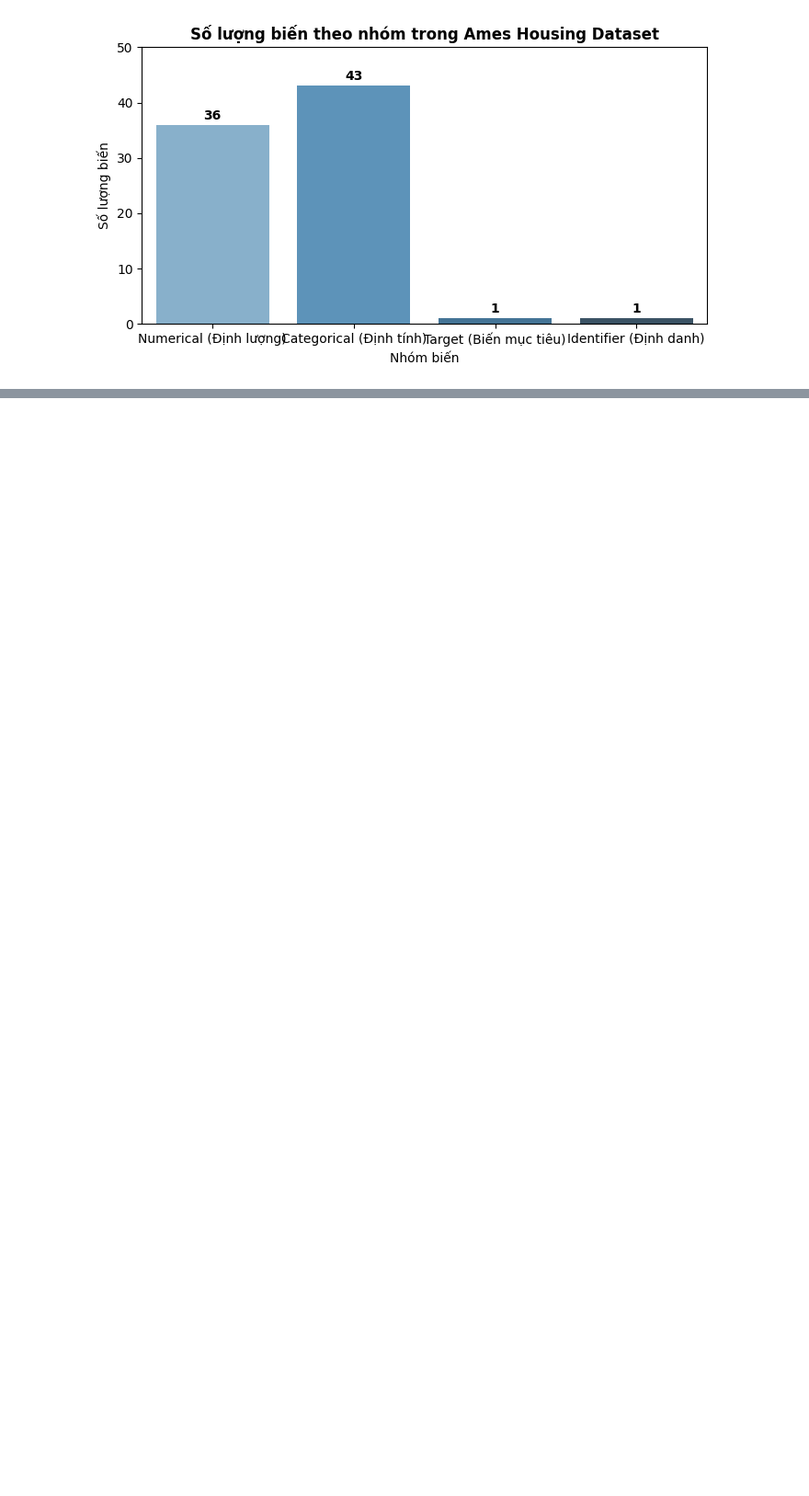
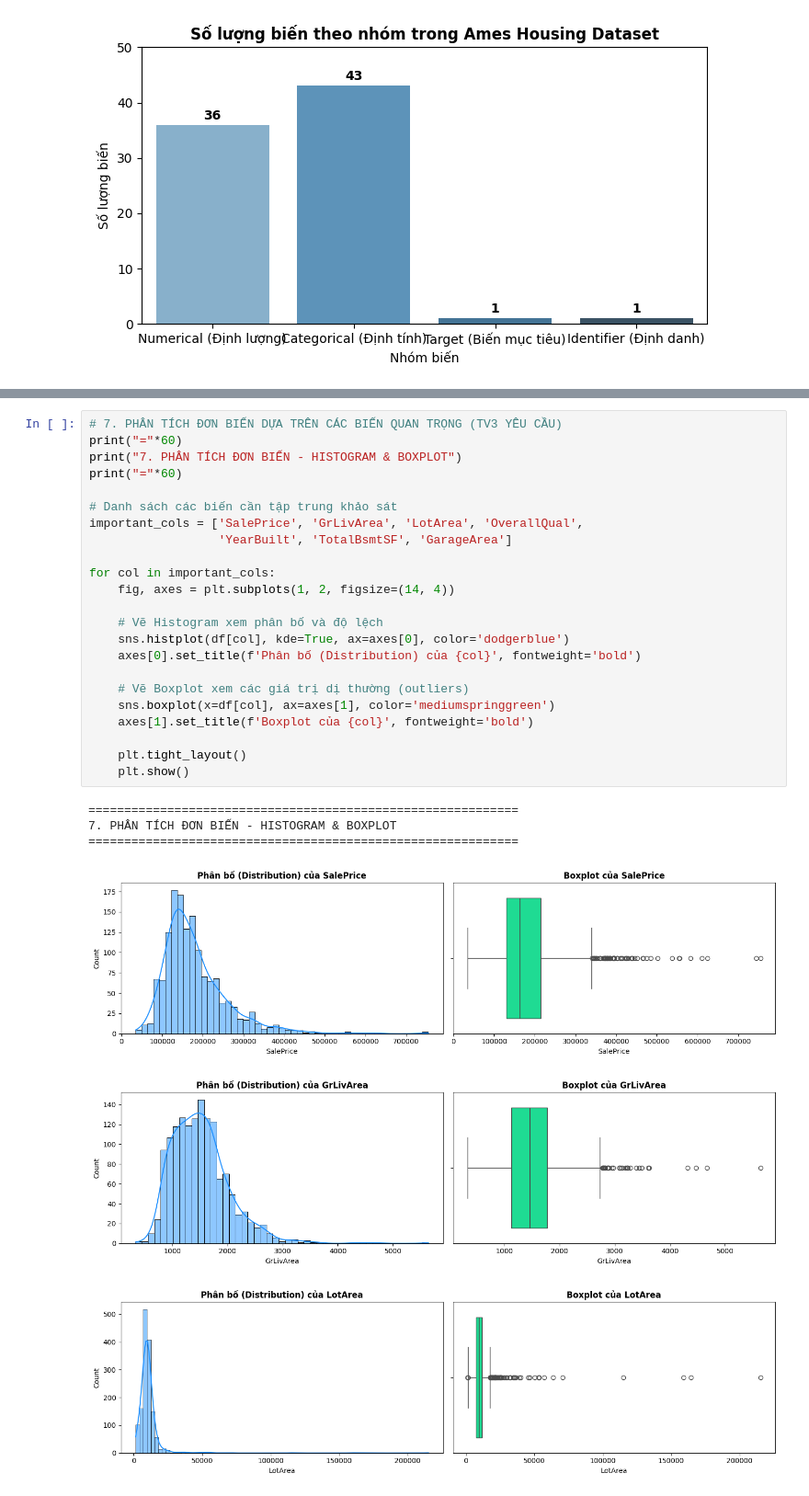
Before and after one commit to DangHau19/MLGroup, a Jupyter notebook: Tuan03/DatTenGiDay.ipynb, the cells around one changed output, grey strips where cells are left out. Shown at 92% size. Drawn from its saved outputs; the diff is of its cells as text; blank space fills up the shorter version.

```diff
--- a/Tuan03/DatTenGiDay.ipynb
+++ b/Tuan03/DatTenGiDay.ipynb
@@ -145,0 +199,30 @@ plt.show()
+# %%
+# 7. PHÂN TÍCH ĐƠN BIẾN DỰA TRÊN CÁC BIẾN QUAN TRỌNG (TV3 YÊU CẦU)
+print("="*60)
+print("7. PHÂN TÍCH ĐƠN BIẾN - HISTOGRAM & BOXPLOT")
+print("="*60)
+
+# Danh sách các biến cần tập trung khảo sát
+important_cols = ['SalePrice', 'GrLivArea', 'LotArea', 'OverallQual',
+                  'YearBuilt', 'TotalBsmtSF', 'GarageArea']
+
+for col in important_cols:
+    fig, axes = plt.subplots(1, 2, figsize=(14, 4))
+
+    # Vẽ Histogram xem phân bố và độ lệch
+    sns.histplot(df[col], kde=True, ax=axes[0], color='dodgerblue')
+    axes[0].set_title(f'Phân bố (Distribution) của {col}', fontweight='bold')
+
+    # Vẽ Boxplot xem các giá trị dị thường (outliers)
+    sns.boxplot(x=df[col], ax=axes[1], color='mediumspringgreen')
+    axes[1].set_title(f'Boxplot của {col}', fontweight='bold')
+
+    plt.tight_layout()
+    plt.show()
+# %% [output]
+============================================================
+7. PHÂN TÍCH ĐƠN BIẾN - HISTOGRAM & BOXPLOT
+============================================================
+[figure, added]
+[figure, added]
+[figure, added]
```
Also changed, not shown: parts of 4 cells of this notebook.
